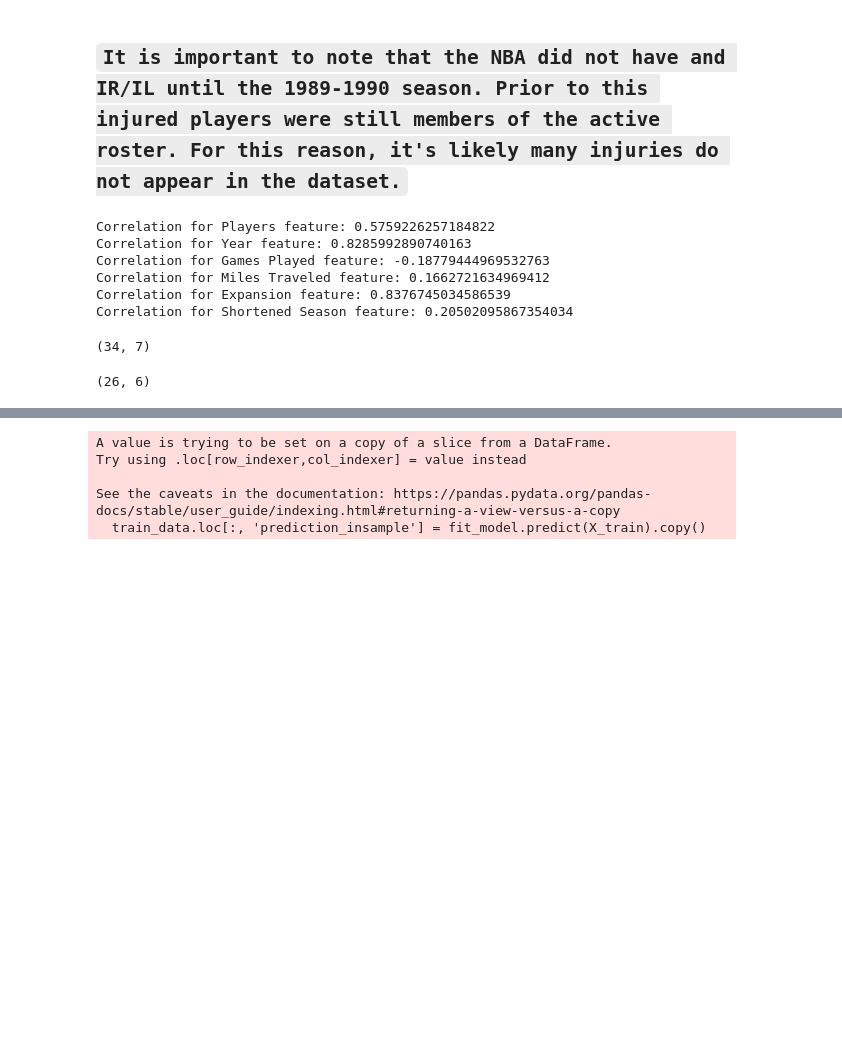
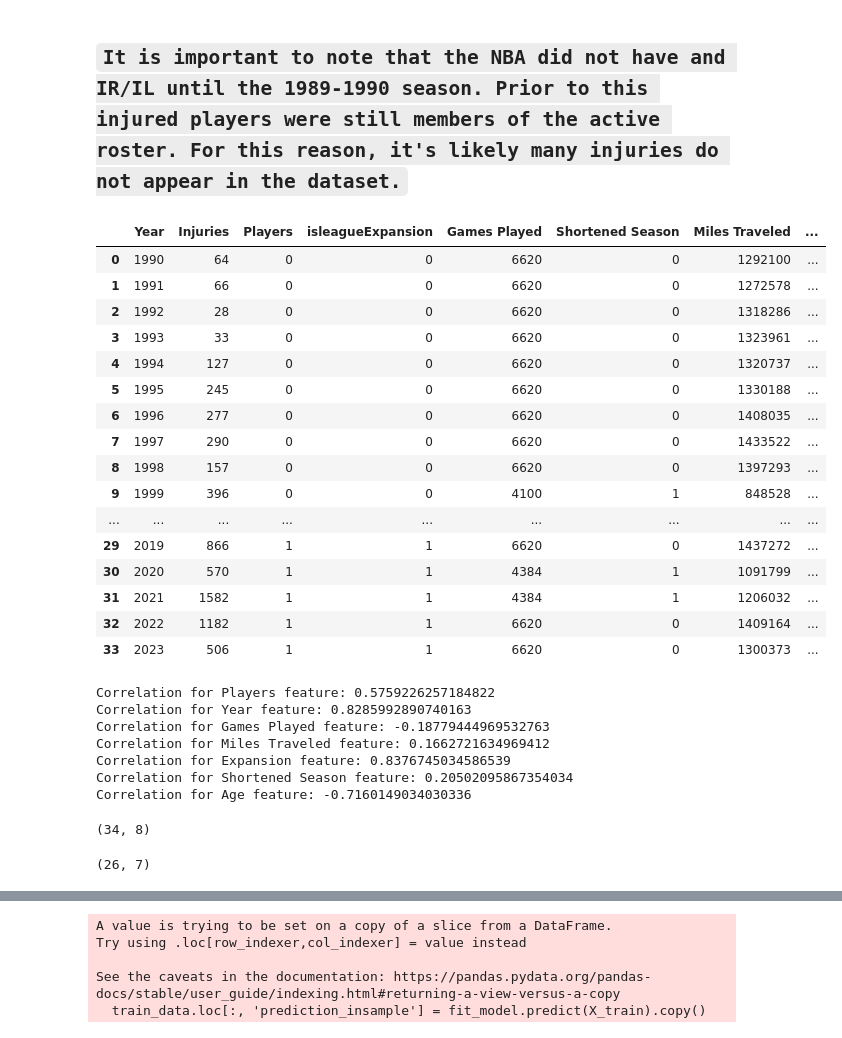
Before and after one commit to adc1021/NBAInjuryPredictor, a Jupyter notebook: notebooks/Forecasting.ipynb, the cells around one changed output, grey strips where cells are left out. Saved outputs shown, nothing was run; the diff lists cells and outputs as text; code cells hidden in the pictures; blank space fills up the shorter version.

Commit message:
factor in player age to prediction

```diff
--- a/notebooks/Forecasting.ipynb
+++ b/notebooks/Forecasting.ipynb
@@ -92,6 +92,29 @@ df = pd.concat([df, annual_travel['Miles Traveled']], axis=1)
 # %%
 # turning the Players Category into binary values
 df['Players'] = df['Players'].apply(lambda x: 0 if x == 354 else 1)
+# %%
+# Adding the average age of players in the NBA each year
+average_age = pd.read_csv("~/Documents/Job Search - 2023/NBA_Injury_Predictor/AveragePlayerAge.csv")
+df = pd.concat([df, average_age['Average Age']], axis = 1)
+df
+# %% [output]
+|  | Year | Injuries | Players | isleagueExpansion | Games Played | Shortened Season | Miles Traveled | ... |
+| 0 | 1990 | 64 | 0 | 0 | 6620 | 0 | 1292100 | ... |
+| 1 | 1991 | 66 | 0 | 0 | 6620 | 0 | 1272578 | ... |
+| 2 | 1992 | 28 | 0 | 0 | 6620 | 0 | 1318286 | ... |
+| 3 | 1993 | 33 | 0 | 0 | 6620 | 0 | 1323961 | ... |
+| 4 | 1994 | 127 | 0 | 0 | 6620 | 0 | 1320737 | ... |
+| 5 | 1995 | 245 | 0 | 0 | 6620 | 0 | 1330188 | ... |
+| 6 | 1996 | 277 | 0 | 0 | 6620 | 0 | 1408035 | ... |
+| 7 | 1997 | 290 | 0 | 0 | 6620 | 0 | 1433522 | ... |
+| 8 | 1998 | 157 | 0 | 0 | 6620 | 0 | 1397293 | ... |
+| 9 | 1999 | 396 | 0 | 0 | 4100 | 1 | 848528 | ... |
+| ... | ... | ... | ... | ... | ... | ... | ... | ... |
+| 29 | 2019 | 866 | 1 | 1 | 6620 | 0 | 1437272 | ... |
+| 30 | 2020 | 570 | 1 | 1 | 4384 | 1 | 1091799 | ... |
+| 31 | 2021 | 1582 | 1 | 1 | 4384 | 1 | 1206032 | ... |
+| 32 | 2022 | 1182 | 1 | 1 | 6620 | 0 | 1409164 | ... |
+| 33 | 2023 | 506 | 1 | 1 | 6620 | 0 | 1300373 | ... |
 # %%
 # calculating the correlation for the two features I will use to train my model
 Players_corr = df['Players'].corr(df['Injuries'])
@@ -100,7 +123,7 @@ Games_corr = df['Games Played'].corr(df['Injuries'])
 Travel_corr = df['Miles Traveled'].corr(df['Injuries'])
 Expansion_corr = df['isleagueExpansion'].corr(df['Injuries'])
 Shortened_Season_corr = df['Shortened Season'].corr(df['Injuries'])
-
+Age_corr = df['Average Age'].corr(df['Injuries'])
 
 print("Correlation for Players feature:", Players_corr)
 print("Correlation for Year feature:", Year_corr)
@@ -108,6 +131,7 @@ print("Correlation for Games Played feature:", Games_corr)
 print("Correlation for Miles Traveled feature:", Travel_corr)
 print("Correlation for Expansion feature:", Expansion_corr)
 print("Correlation for Shortened Season feature:", Shortened_Season_corr)
+print("Correlation for Age feature:", Age_corr)
 # %% [output]
 Correlation for Players feature: 0.5759226257184822
 Correlation for Year feature: 0.8285992890740163
@@ -115,11 +139,12 @@ Correlation for Games Played feature: -0.18779444969532763
 Correlation for Miles Traveled feature: 0.1662721634969412
 Correlation for Expansion feature: 0.8376745034586539
 Correlation for Shortened Season feature: 0.20502095867354034
+Correlation for Age feature: -0.7160149034030336
 # %%
 #Using Linear Regression function to fit our model
 train_data = df[:26]
 
-X_train = np.array(train_data[['Year', 'Players', 'Games Played', 'Miles Traveled', 'isleagueExpansion', 'Shortened Season']]).reshape(-1, 6)
+X_train = np.array(train_data[['Year', 'Players', 'Games Played', 'Miles Traveled', 'isleagueExpansion', 'Shortened Season', 'Average Age']]).reshape(-1, 7)
 y_train = train_data['Injuries']
 reg = LinearRegression()
 
@@ -128,8 +153,8 @@ fit_model = reg.fit(X_train, y_train)
 print(df.shape)
 X_train.shape
 # %% [output]
-(34, 7)
+(34, 8)
-(26, 6)
+(26, 7)
 # %%
 # using a scikit-learn attribute, the coef represents the wieghts assigned to different features
 print(f"The Weight of feature(s): {fit_model.coef_}")
```
Also changed, not shown: parts of 9 cells of this notebook, 1 other file.
